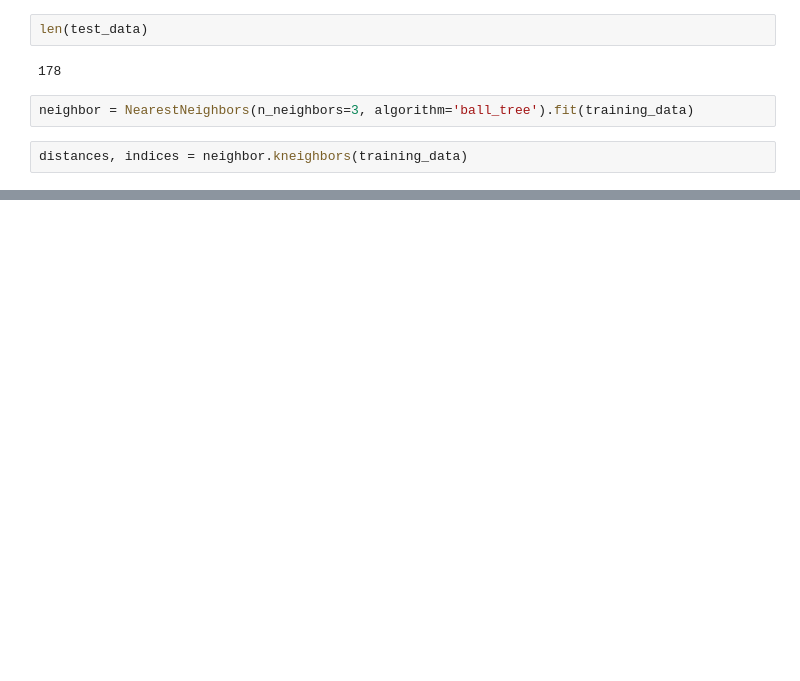
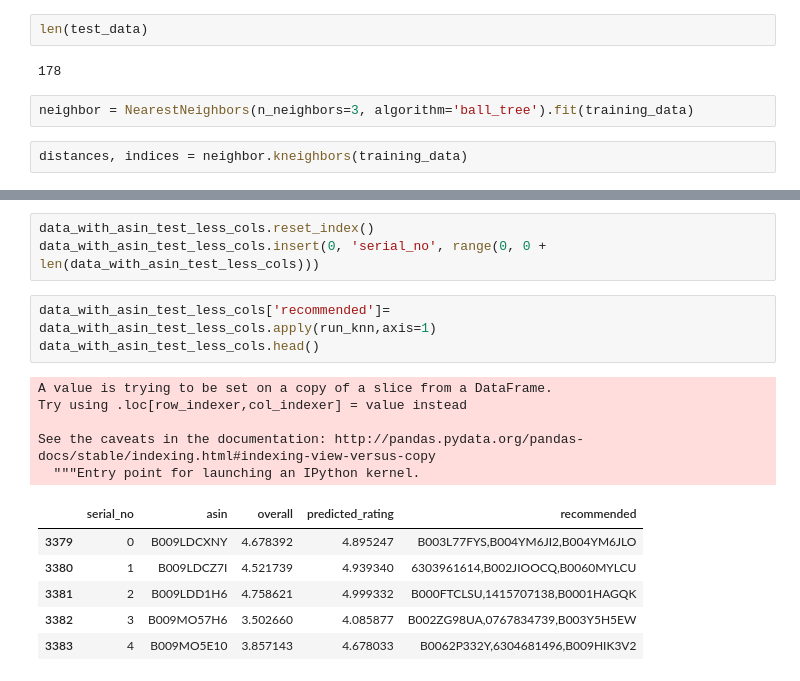
Before and after one commit to Bala000/product-recommend, a Jupyter notebook: knn.ipynb, the cells around one changed output, grey strips where cells are left out. Drawn from its saved outputs; the diff is of its cells as text; blank space fills up the shorter version.

```diff
--- a/knn.ipynb
+++ b/knn.ipynb
@@ -139,0 +194,18 @@ distances, indices = neighbor.kneighbors(training_data)
+# %%
+data_with_asin_test_less_cols.reset_index()
+data_with_asin_test_less_cols.insert(0, 'serial_no', range(0, 0 + len(data_with_asin_test_less_cols)))
+# %%
+data_with_asin_test_less_cols['recommended']= data_with_asin_test_less_cols.apply(run_knn,axis=1)
+data_with_asin_test_less_cols.head()
+# %% [output]
+A value is trying to be set on a copy of a slice from a DataFrame.
+Try using .loc[row_indexer,col_indexer] = value instead
+
+See the caveats in the documentation: http://pandas.pydata.org/pandas-docs/stable/indexing.html#indexing-view-versus-copy
+  """Entry point for launching an IPython kernel.
+|  | serial_no | asin | overall | predicted_rating | recommended |
+| 3379 | 0 | B009LDCXNY | 4.678392 | 4.895247 | B003L77FYS,B004YM6JI2,B004YM6JLO |
+| 3380 | 1 | B009LDCZ7I | 4.521739 | 4.939340 | 6303961614,B002JIOOCQ,B0060MYLCU |
+| 3381 | 2 | B009LDD1H6 | 4.758621 | 4.999332 | B000FTCLSU,1415707138,B0001HAGQK |
+| 3382 | 3 | B009MO57H6 | 3.502660 | 4.085877 | B002ZG98UA,0767834739,B003Y5H5EW |
+| 3383 | 4 | B009MO5E10 | 3.857143 | 4.678033 | B0062P332Y,6304681496,B009HIK3V2 |
```
Also changed, not shown: parts of 11 cells of this notebook.
